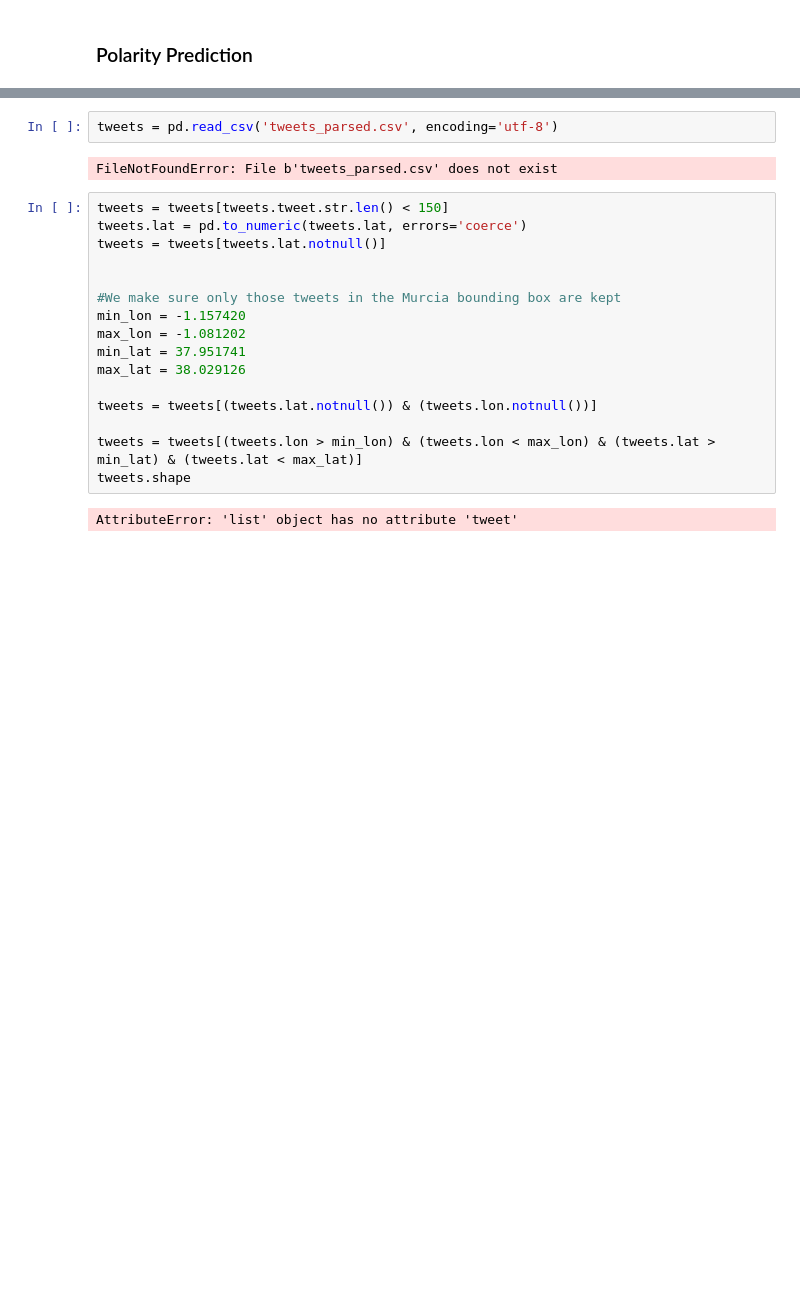
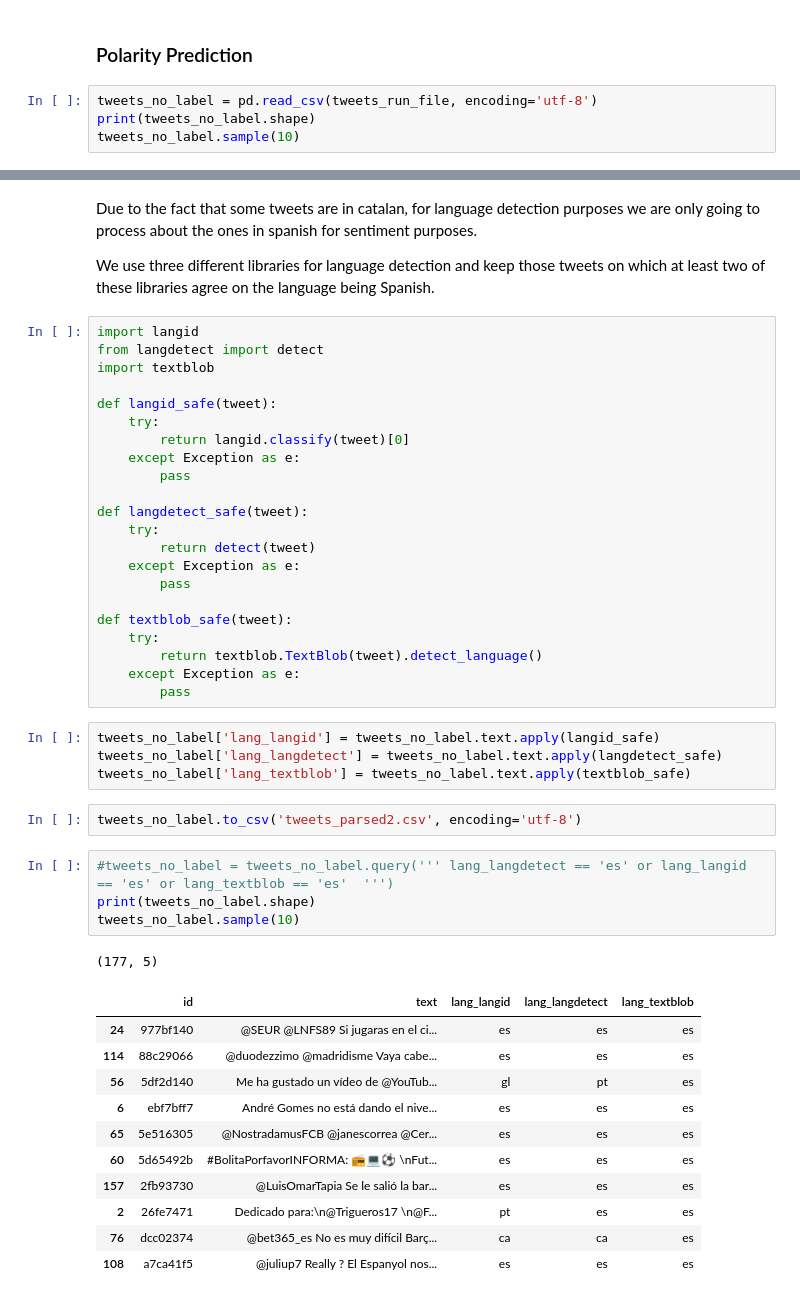
Before and after one commit to angelmunozs/ml-football-tweets, a Jupyter notebook: tweet_classification.ipynb, the cells around one changed output, grey strips where cells are left out. Saved outputs shown, nothing was run; the diff lists cells and outputs as text; blank space fills up the shorter version.

```diff
--- a/tweet_classification.ipynb
+++ b/tweet_classification.ipynb
@@ -331,2 +344,6 @@ NameError: name 'corpus_data_features_nd' is not defined
 # %% [markdown]
 ### Polarity Prediction
+# %%
+tweets_no_label = pd.read_csv(tweets_run_file, encoding='utf-8')
+print(tweets_no_label.shape)
+tweets_no_label.sample(10)
@@ -333,22 +365,49 @@ NameError: name 'corpus_data_features_nd' is not defined
+# %% [markdown]
+Due to the fact that some tweets are in catalan, for language detection purposes we are only going to process about the ones in spanish for sentiment purposes.
+
+We use three different libraries for language detection and keep those tweets on which at least two of these libraries agree on the language being Spanish.
+# %%
+import langid
+from langdetect import detect
+import textblob
+
+def langid_safe(tweet):
+    try:
+        return langid.classify(tweet)[0]
+    except Exception as e:
+        pass
+
+def langdetect_safe(tweet):
+    try:
+        return detect(tweet)
+    except Exception as e:
+        pass
+
+def textblob_safe(tweet):
+    try:
+        return textblob.TextBlob(tweet).detect_language()
+    except Exception as e:
+        pass
+# %%
+tweets_no_label['lang_langid'] = tweets_no_label.text.apply(langid_safe)
+tweets_no_label['lang_langdetect'] = tweets_no_label.text.apply(langdetect_safe)
+tweets_no_label['lang_textblob'] = tweets_no_label.text.apply(textblob_safe)
 # %%
-tweets = pd.read_csv('tweets_parsed.csv', encoding='utf-8')
+tweets_no_label.to_csv('tweets_parsed2.csv', encoding='utf-8')
-# %% [output]
-FileNotFoundError: File b'tweets_parsed.csv' does not exist
-# %%
-tweets = tweets[tweets.tweet.str.len() < 150]
-tweets.lat = pd.to_numeric(tweets.lat, errors='coerce')
-tweets = tweets[tweets.lat.notnull()]
-
-
-#We make sure only those tweets in the Murcia bounding box are kept
-min_lon = -1.157420
-max_lon = -1.081202
-min_lat = 37.951741
-max_lat = 38.029126
-
-tweets = tweets[(tweets.lat.notnull()) & (tweets.lon.notnull())]
-
-tweets = tweets[(tweets.lon > min_lon) & (tweets.lon < max_lon) & (tweets.lat > min_lat) & (tweets.lat < max_lat)]
-tweets.shape
-# %% [output]
-AttributeError: 'list' object has no attribute 'tweet'
+# %%
+#tweets_no_label = tweets_no_label.query(''' lang_langdetect == 'es' or lang_langid == 'es' or lang_textblob == 'es'  ''')
+print(tweets_no_label.shape)
+tweets_no_label.sample(10)
+# %% [output]
+(177, 5)
+|  | id | text | lang_langid | lang_langdetect | lang_textblob |
+| 24 | 977bf140 | @SEUR @LNFS89 Si jugaras en el ci... | es | es | es |
+| 114 | 88c29066 | @duodezzimo @madridisme Vaya cabe... | es | es | es |
+| 56 | 5df2d140 | Me ha gustado un vídeo de @YouTub... | gl | pt | es |
+| 6 | ebf7bff7 | André Gomes no está dando el nive... | es | es | es |
+| 65 | 5e516305 | @NostradamusFCB @janescorrea @Cer... | es | es | es |
+| 60 | 5d65492b | #BolitaPorfavorINFORMA: 📻💻⚽ \nFut... | es | es | es |
+| 157 | 2fb93730 | @LuisOmarTapia Se le salió la bar... | es | es | es |
+| 2 | 26fe7471 | Dedicado para:\n@Trigueros17 \n@F... | pt | es | es |
+| 76 | dcc02374 | @bet365_es No es muy difícil Barç... | ca | ca | es |
+| 108 | a7ca41f5 | @juliup7 Really ? El Espanyol nos... | es | es | es |
```
Also changed, not shown: parts of 24 cells of this notebook.
